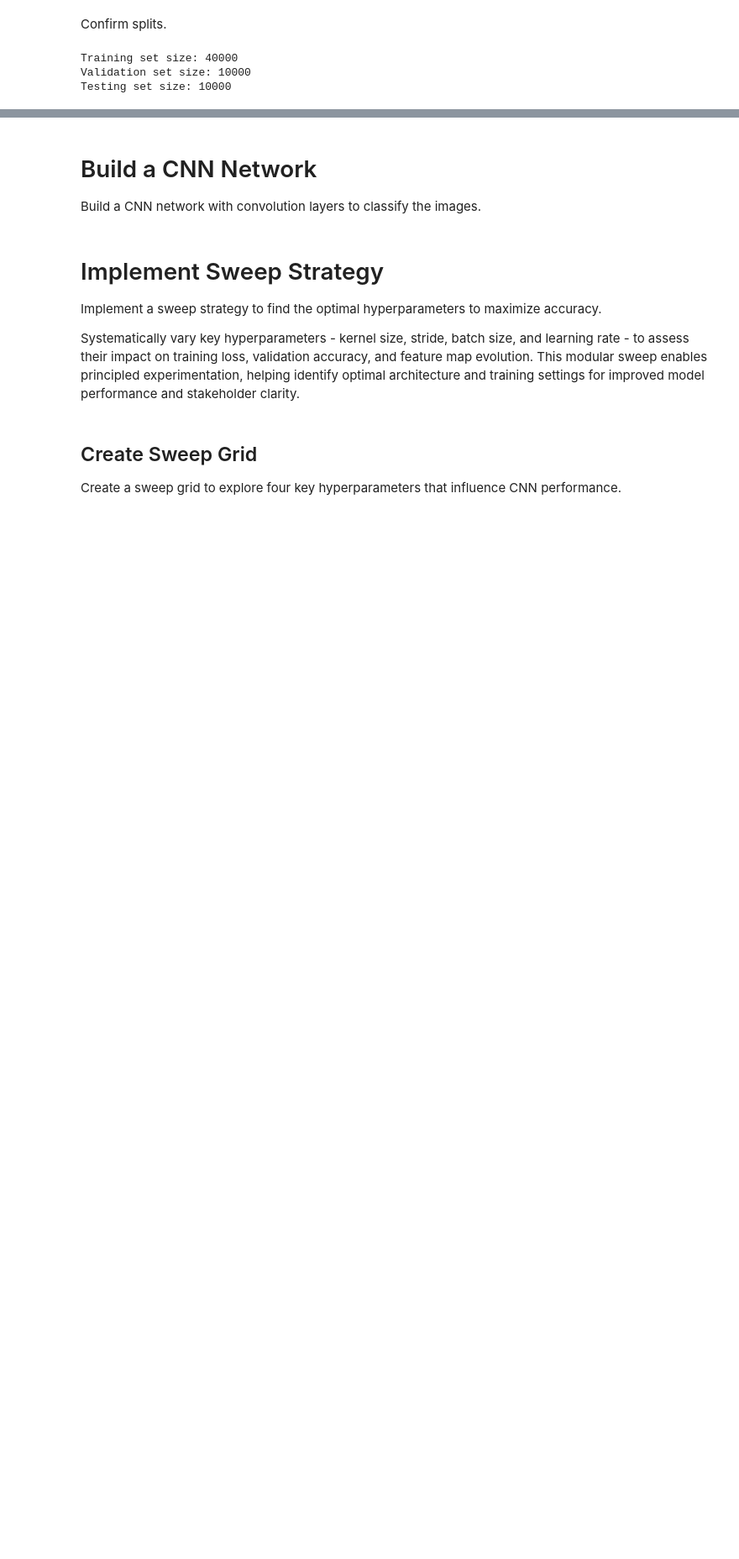
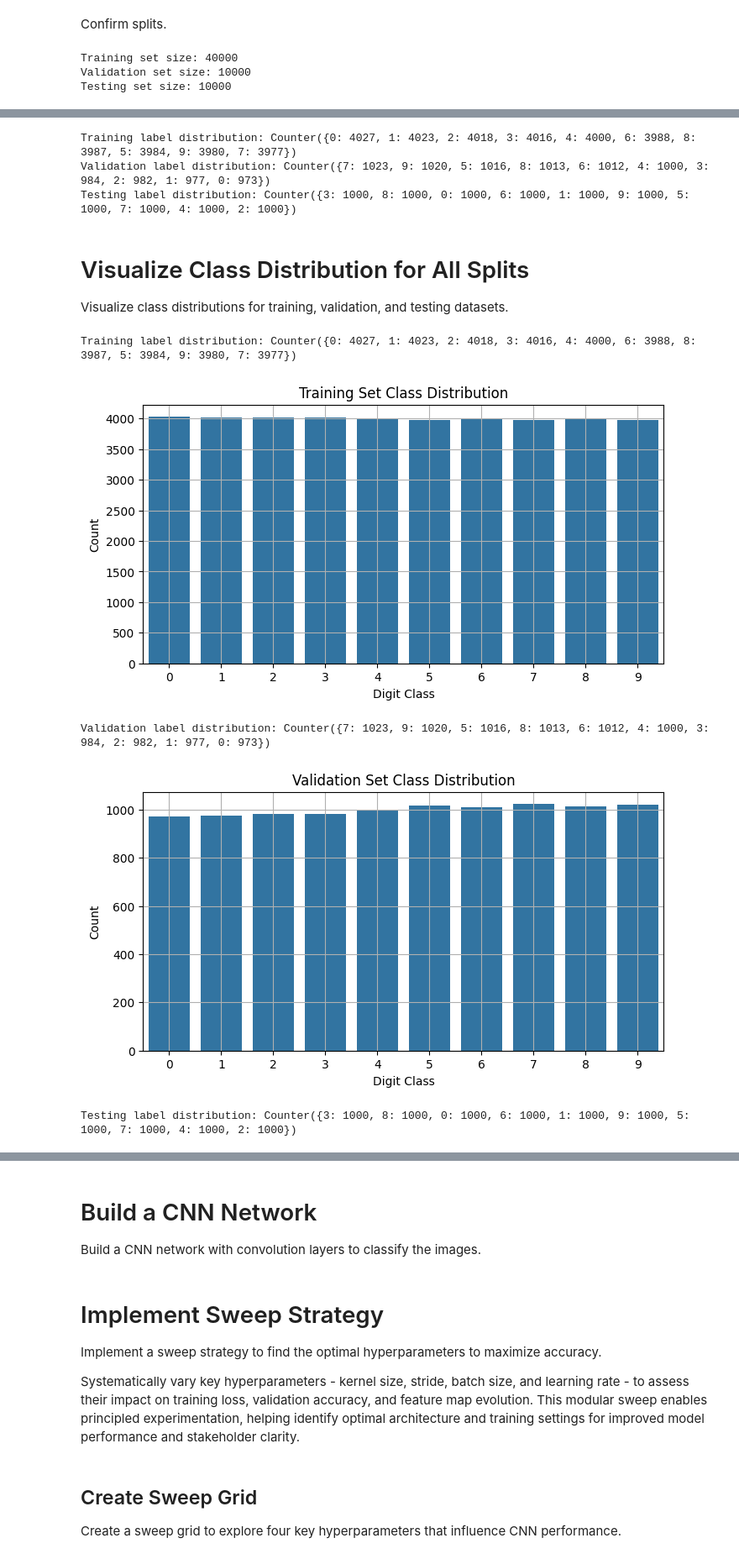
Before and after one commit to dtminnick/pytorch-practice, a Jupyter notebook: dl_assignment1_part2.ipynb, the cells around one changed output, grey strips where cells are left out. Shown: that part at 84% size. Drawn from its saved outputs; the diff is of its cells as text; code cells hidden in the pictures; blank space fills up the shorter version.

```diff
--- a/dl_assignment1_part2.ipynb
+++ b/dl_assignment1_part2.ipynb
@@ -92,0 +139,48 @@ Testing set size: 10000
+# %%
+def get_label_distribution(dataset):
+    labels = [label for _, label in dataset]
+    return Counter(labels)
+
+print("Training label distribution:", get_label_distribution(training_data))
+print("Validation label distribution:", get_label_distribution(validation_data))
+print("Testing label distribution:", get_label_distribution(testing_data))
+# %% [output]
+Training label distribution: Counter({0: 4027, 1: 4023, 2: 4018, 3: 4016, 4: 4000, 6: 3988, 8: 3987, 5: 3984, 9: 3980, 7: 3977})
+Validation label distribution: Counter({7: 1023, 9: 1020, 5: 1016, 8: 1013, 6: 1012, 4: 1000, 3: 984, 2: 982, 1: 977, 0: 973})
+Testing label distribution: Counter({3: 1000, 8: 1000, 0: 1000, 6: 1000, 1: 1000, 9: 1000, 5: 1000, 7: 1000, 4: 1000, 2: 1000})
+# %% [markdown]
+# Visualize Class Distribution for All Splits
+Visualize class distributions for training, validation, and testing datasets.
+# %%
+def plot_distribution(counter, title):
+    plt.figure(figsize=(8, 4))
+    sns.barplot(x=list(counter.keys()), y=list(counter.values()))
+    plt.title(title)
+    plt.xlabel("Digit Class")
+    plt.ylabel("Count")
+    plt.grid(True)
+    plt.show()
+
+# Training set
+
+train_dist = get_label_distribution(training_data)
+print("Training label distribution:", train_dist)
+plot_distribution(train_dist, "Training Set Class Distribution")
+
+# Validation set
+
+val_dist = get_label_distribution(validation_data)
+print("Validation label distribution:", val_dist)
+plot_distribution(val_dist, "Validation Set Class Distribution")
+
+# Testing set
+
+test_dist = get_label_distribution(testing_data)
+print("Testing label distribution:", test_dist)
+plot_distribution(test_dist, "Testing Set Class Distribution")
+# %% [output]
+Training label distribution: Counter({0: 4027, 1: 4023, 2: 4018, 3: 4016, 4: 4000, 6: 3988, 8: 3987, 5: 3984, 9: 3980, 7: 3977})
+[figure, added]
+Validation label distribution: Counter({7: 1023, 9: 1020, 5: 1016, 8: 1013, 6: 1012, 4: 1000, 3: 984, 2: 982, 1: 977, 0: 973})
+[figure, added]
+Testing label distribution: Counter({3: 1000, 8: 1000, 0: 1000, 6: 1000, 1: 1000, 9: 1000, 5: 1000, 7: 1000, 4: 1000, 2: 1000})
```
Also changed, not shown: parts of 23 cells of this notebook.
